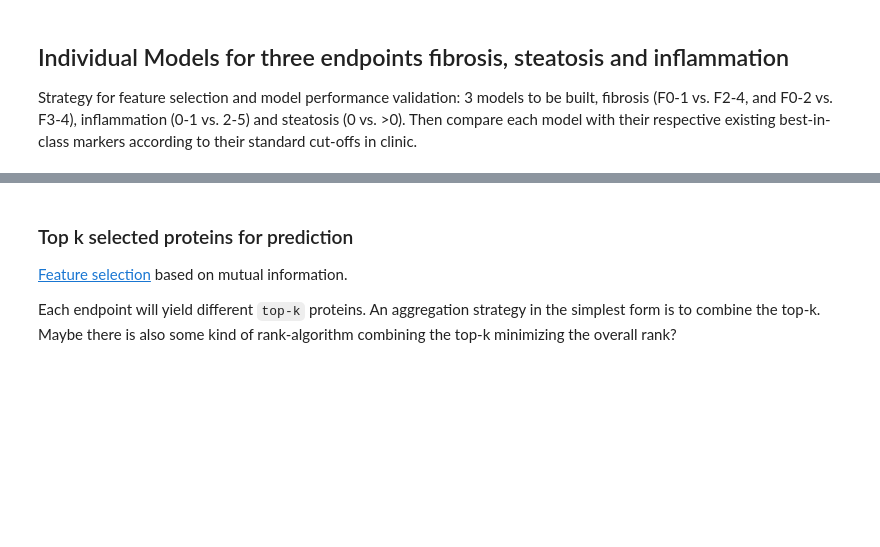
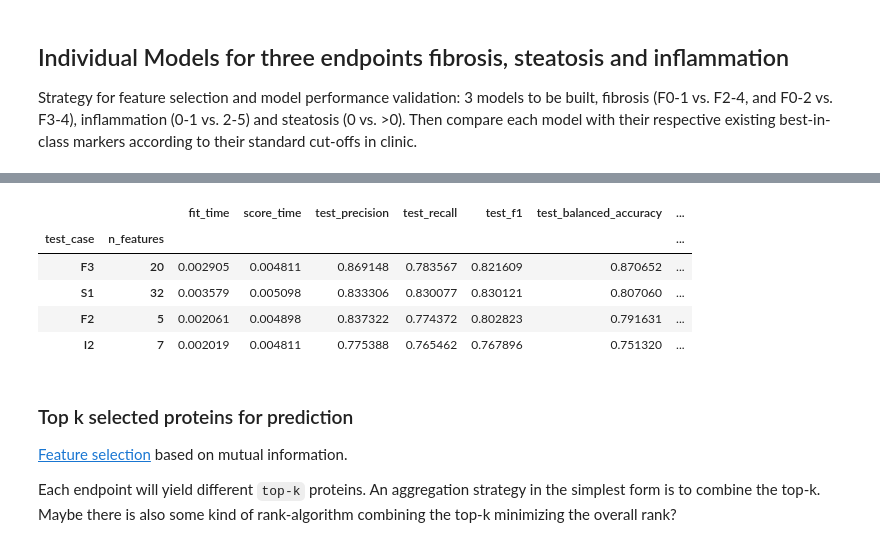
Before and after one commit to llniu/ALD-study, a Jupyter notebook: ald_analysis_hw.ipynb, the cells around one changed output, grey strips where cells are left out. Cells and saved outputs as stored; diff of their text form; code cells hidden in the pictures; blank space fills up the shorter version.

```diff
--- a/ald_analysis_hw.ipynb
+++ b/ald_analysis_hw.ipynb
@@ -1322,3 +1447,15 @@ Strategy for feature selection and model performance validation: 3 models to be
+# %%
+combined = summary_n_features.groupby(['test_case','n_features']).mean()
+
+best = combined.sort_values(by='test_roc_auc', ascending=False).groupby('test_case').head(1)
+best
+# %% [output]
+|  |  | fit_time | score_time | test_precision | test_recall | test_f1 | test_balanced_accuracy | ... |
+| test_case | n_features |  |  |  |  |  |  | ... |
+| F3 | 20 | 0.002905 | 0.004811 | 0.869148 | 0.783567 | 0.821609 | 0.870652 | ... |
+| S1 | 32 | 0.003579 | 0.005098 | 0.833306 | 0.830077 | 0.830121 | 0.807060 | ... |
+| F2 | 5 | 0.002061 | 0.004898 | 0.837322 | 0.774372 | 0.802823 | 0.791631 | ... |
+| I2 | 7 | 0.002019 | 0.004811 | 0.775388 | 0.765462 | 0.767896 | 0.751320 | ... |
 # %% [markdown]
 ### Top k selected proteins for prediction
 [Feature selection](https://scikit-learn.org/stable/modules/feature_selection.html#feature-selection) based on mutual information.
```
Also changed, not shown: parts of 25 cells of this notebook, 1 other file.
